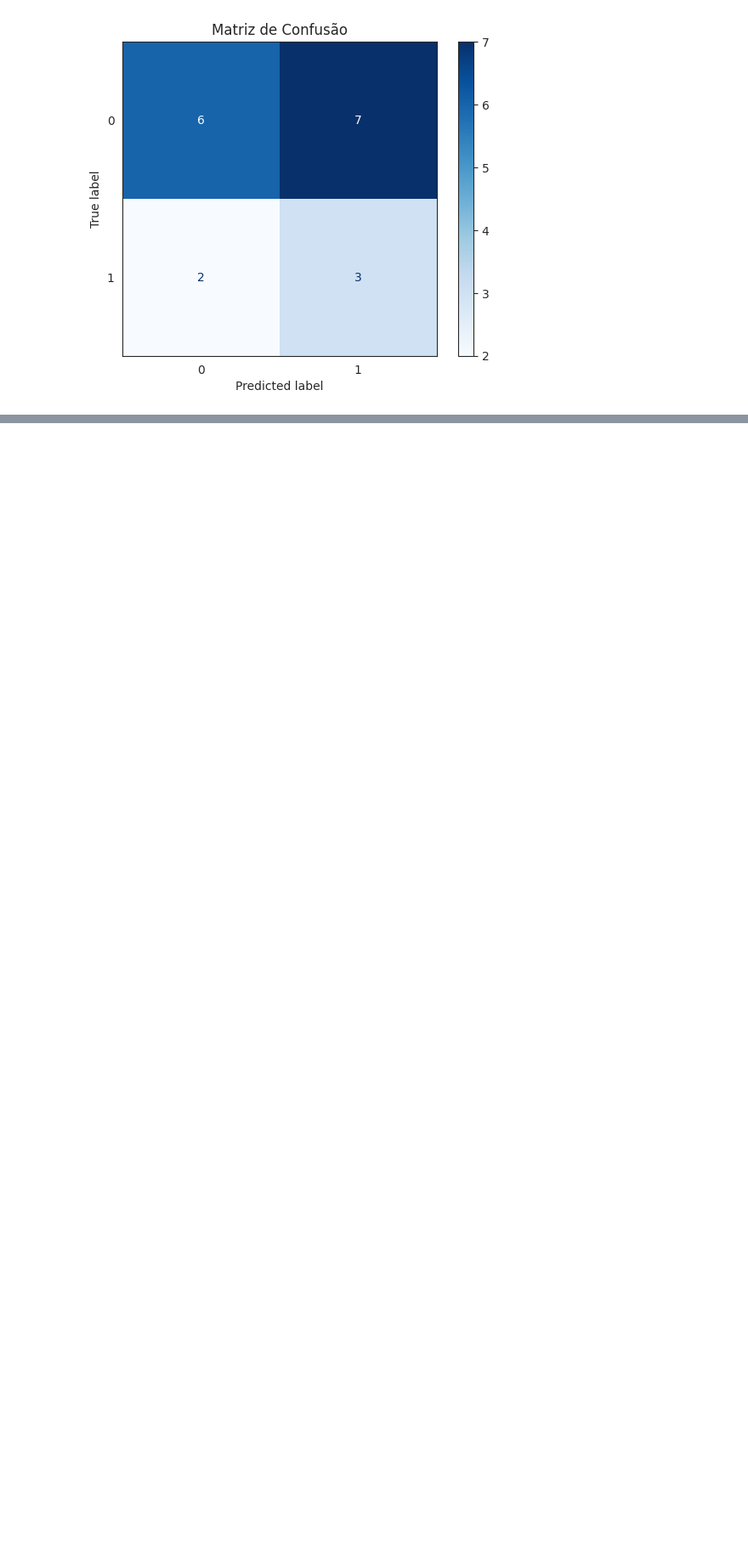
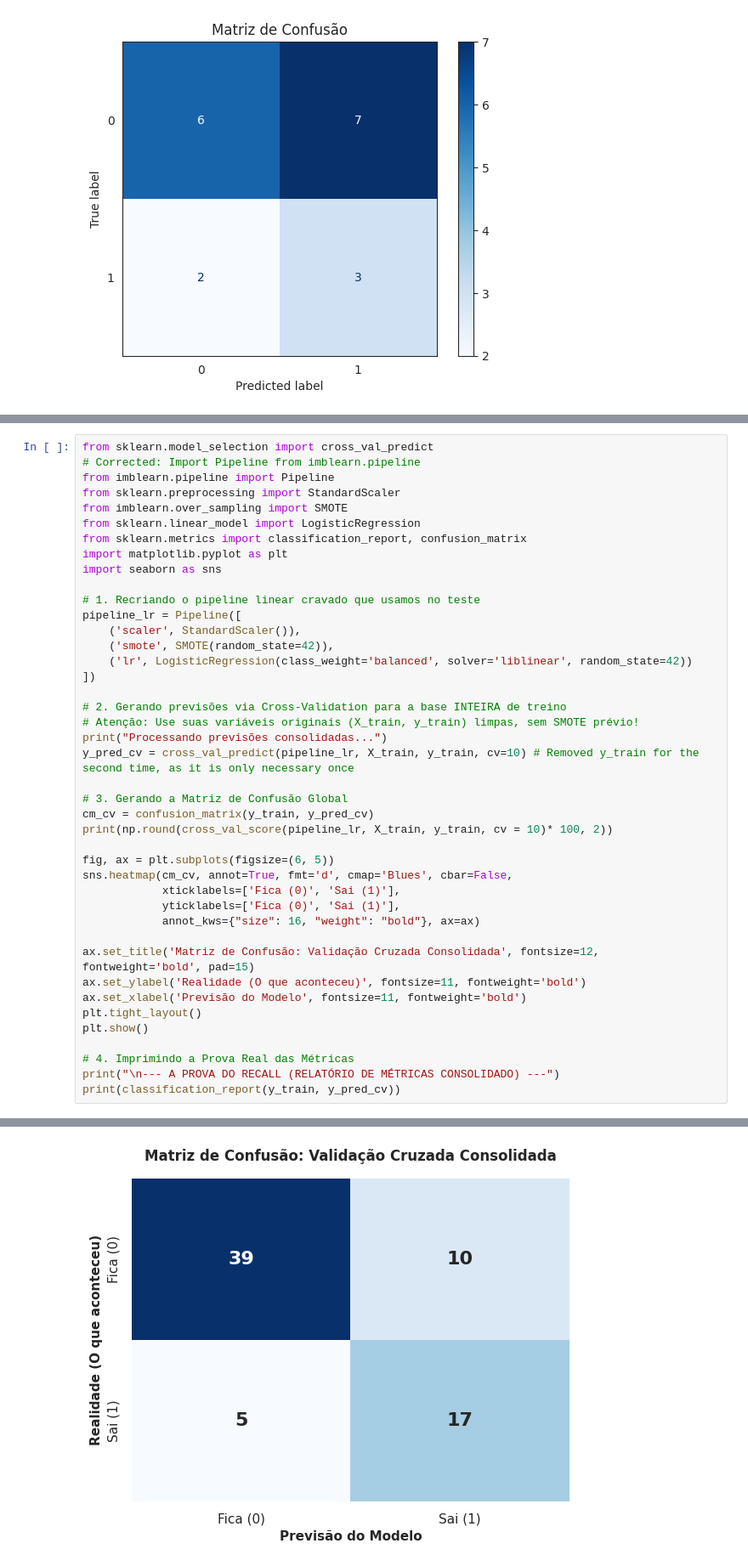
Before and after one commit to Ignowsky/EDA-Turnover, a Jupyter notebook: EDA_PA_Analytics.ipynb, the cells around one changed output, grey strips where cells are left out. Shown at 85% size. Cells and saved outputs as stored; diff of their text form; blank space fills up the shorter version.

```diff
--- a/EDA_PA_Analytics.ipynb
+++ b/EDA_PA_Analytics.ipynb
@@ -1233,0 +1234,43 @@ RELATÓRIO DA VALIDAÇÃO CRUZADA
+# %%
+from sklearn.model_selection import cross_val_predict
+# Corrected: Import Pipeline from imblearn.pipeline
+from imblearn.pipeline import Pipeline
+from sklearn.preprocessing import StandardScaler
+from imblearn.over_sampling import SMOTE
+from sklearn.linear_model import LogisticRegression
+from sklearn.metrics import classification_report, confusion_matrix
+import matplotlib.pyplot as plt
+import seaborn as sns
+
+# 1. Recriando o pipeline linear cravado que usamos no teste
+pipeline_lr = Pipeline([
+    ('scaler', StandardScaler()),
+    ('smote', SMOTE(random_state=42)),
+    ('lr', LogisticRegression(class_weight='balanced', solver='liblinear', random_state=42))
+])
+
+# 2. Gerando previsões via Cross-Validation para a base INTEIRA de treino
+# Atenção: Use suas variáveis originais (X_train, y_train) limpas, sem SMOTE prévio!
+print("Processando previsões consolidadas...")
+y_pred_cv = cross_val_predict(pipeline_lr, X_train, y_train, cv=10) # Removed y_train for the second time, as it is only necessary once
+
+# 3. Gerando a Matriz de Confusão Global
+cm_cv = confusion_matrix(y_train, y_pred_cv)
+print(np.round(cross_val_score(pipeline_lr, X_train, y_train, cv = 10)* 100, 2))
+
+fig, ax = plt.subplots(figsize=(6, 5))
+sns.heatmap(cm_cv, annot=True, fmt='d', cmap='Blues', cbar=False,
+            xticklabels=['Fica (0)', 'Sai (1)'],
+            yticklabels=['Fica (0)', 'Sai (1)'],
+            annot_kws={"size": 16, "weight": "bold"}, ax=ax)
+
+ax.set_title('Matriz de Confusão: Validação Cruzada Consolidada', fontsize=12, fontweight='bold', pad=15)
+ax.set_ylabel('Realidade (O que aconteceu)', fontsize=11, fontweight='bold')
+ax.set_xlabel('Previsão do Modelo', fontsize=11, fontweight='bold')
+plt.tight_layout()
+plt.show()
+
+# 4. Imprimindo a Prova Real das Métricas
+print("\n--- A PROVA DO RECALL (RELATÓRIO DE MÉTRICAS CONSOLIDADO) ---")
+print(classification_report(y_train, y_pred_cv))
+# %% [output]
@@ -1233,0 +1279 @@ RELATÓRIO DA VALIDAÇÃO CRUZADA
+[figure, added]
```
Also changed, not shown: parts of 7 cells of this notebook.
